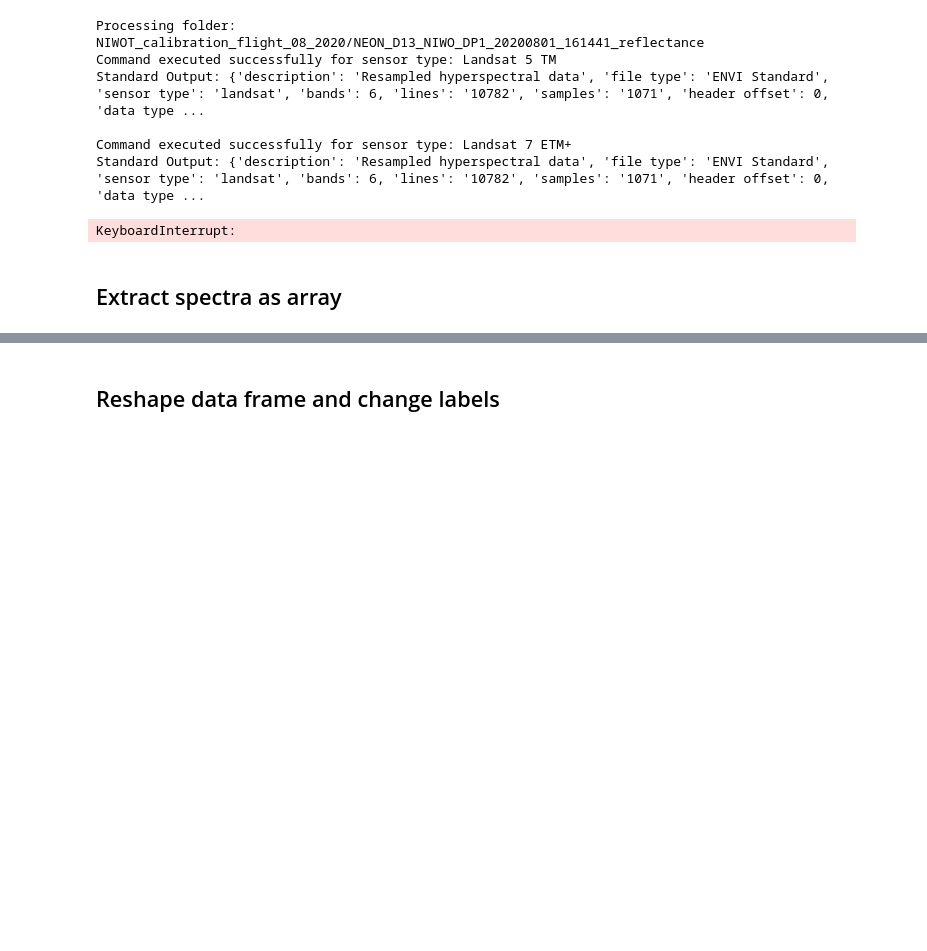
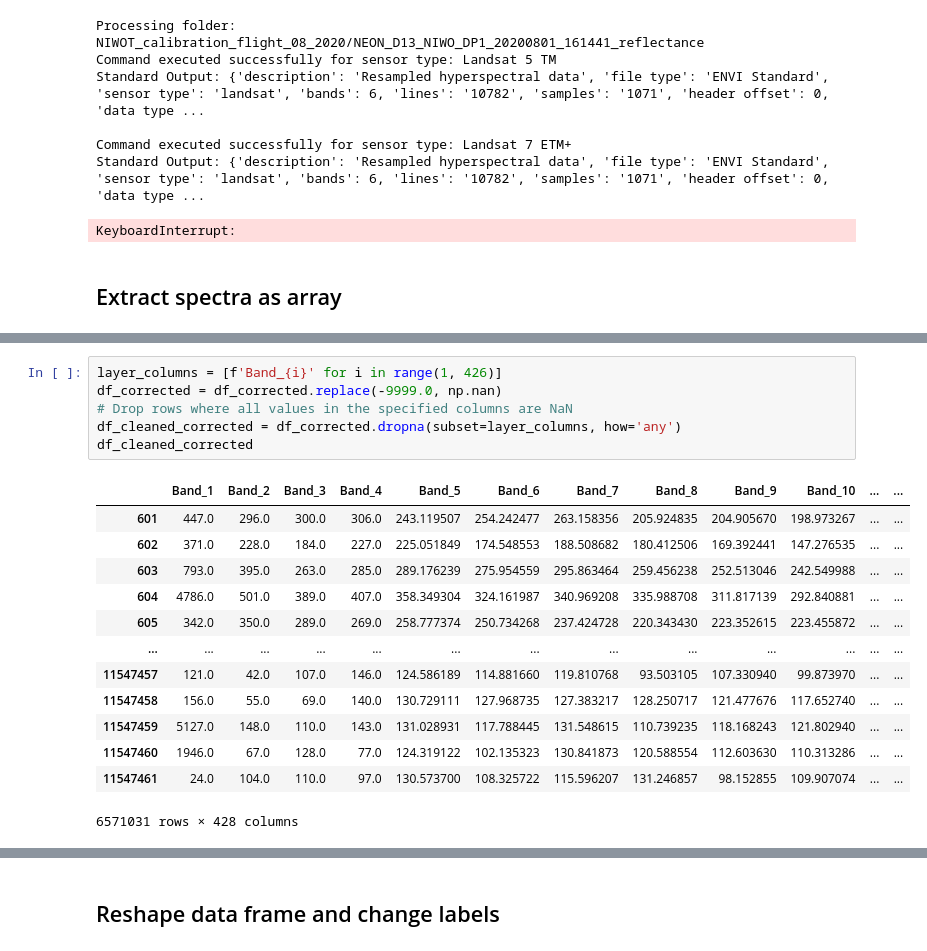
Before and after one commit to earthlab/cross-sensor-cal, a Jupyter notebook: reshape.ipynb, the cells around one changed output, grey strips where cells are left out. Saved outputs shown, nothing was run; the diff lists cells and outputs as text; blank space fills up the shorter version.

```diff
--- a/reshape.ipynb
+++ b/reshape.ipynb
@@ -143,0 +225,20 @@ df
+# %%
+layer_columns = [f'Band_{i}' for i in range(1, 426)]
+df_corrected = df_corrected.replace(-9999.0, np.nan)
+# Drop rows where all values in the specified columns are NaN
+df_cleaned_corrected = df_corrected.dropna(subset=layer_columns, how='any')
+df_cleaned_corrected
+# %% [output]
+|  | Band_1 | Band_2 | Band_3 | Band_4 | Band_5 | Band_6 | Band_7 | Band_8 | Band_9 | Band_10 | ... | ... |
+| 601 | 447.0 | 296.0 | 300.0 | 306.0 | 243.119507 | 254.242477 | 263.158356 | 205.924835 | 204.905670 | 198.973267 | ... | ... |
+| 602 | 371.0 | 228.0 | 184.0 | 227.0 | 225.051849 | 174.548553 | 188.508682 | 180.412506 | 169.392441 | 147.276535 | ... | ... |
+| 603 | 793.0 | 395.0 | 263.0 | 285.0 | 289.176239 | 275.954559 | 295.863464 | 259.456238 | 252.513046 | 242.549988 | ... | ... |
+| 604 | 4786.0 | 501.0 | 389.0 | 407.0 | 358.349304 | 324.161987 | 340.969208 | 335.988708 | 311.817139 | 292.840881 | ... | ... |
+| 605 | 342.0 | 350.0 | 289.0 | 269.0 | 258.777374 | 250.734268 | 237.424728 | 220.343430 | 223.352615 | 223.455872 | ... | ... |
+| ... | ... | ... | ... | ... | ... | ... | ... | ... | ... | ... | ... | ... |
+| 11547457 | 121.0 | 42.0 | 107.0 | 146.0 | 124.586189 | 114.881660 | 119.810768 | 93.503105 | 107.330940 | 99.873970 | ... | ... |
+| 11547458 | 156.0 | 55.0 | 69.0 | 140.0 | 130.729111 | 127.968735 | 127.383217 | 128.250717 | 121.477676 | 117.652740 | ... | ... |
+| 11547459 | 5127.0 | 148.0 | 110.0 | 143.0 | 131.028931 | 117.788445 | 131.548615 | 110.739235 | 118.168243 | 121.802940 | ... | ... |
+| 11547460 | 1946.0 | 67.0 | 128.0 | 77.0 | 124.319122 | 102.135323 | 130.841873 | 120.588554 | 112.603630 | 110.313286 | ... | ... |
+| 11547461 | 24.0 | 104.0 | 110.0 | 97.0 | 130.573700 | 108.325722 | 115.596207 | 131.246857 | 98.152855 | 109.907074 | ... | ... |
+6571031 rows × 428 columns
```
Also changed, not shown: parts of 18 cells of this notebook.
